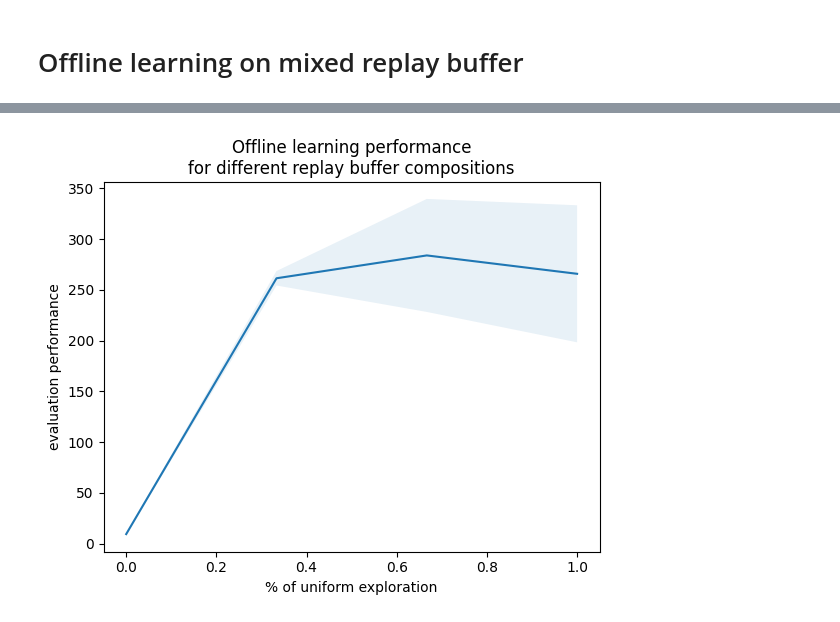
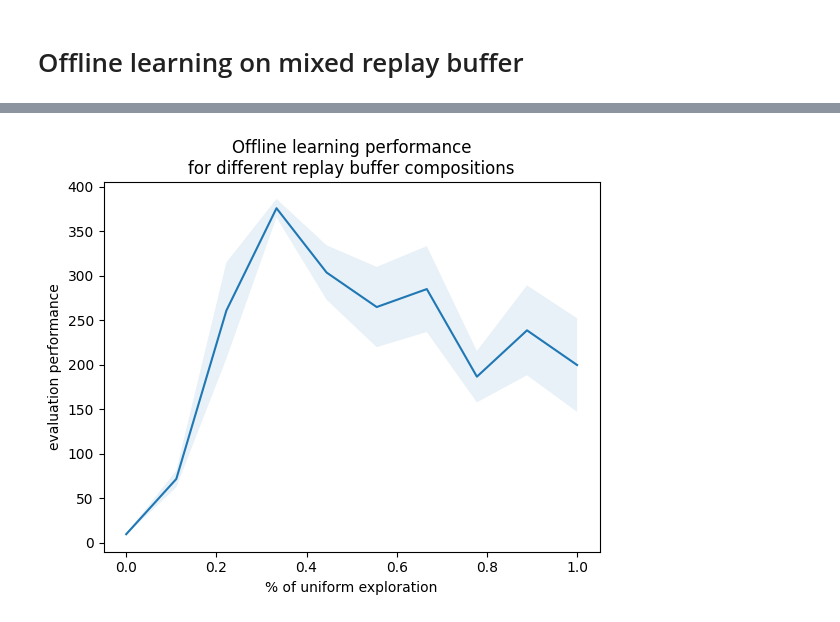
Before and after one commit to milosoundjian/projet-mind, a Jupyter notebook: src/01-pipeline_setup.ipynb, the cells around one changed output, grey strips where cells are left out. Saved outputs shown, nothing was run; the diff lists cells and outputs as text; code cells hidden in the pictures.

Commit message:
clean the code; try RB of size 100_000

```diff
--- a/src/01-pipeline_setup.ipynb
+++ b/src/01-pipeline_setup.ipynb
@@ -86,7 +86,7 @@ moviepy is not installed, skipping video display
 best_policy_agent = td3.best_policy
 # %%
 gym_agent = get_gym_agent('CartPoleContinuous-v1', num_envs=10, seed=42)
-workspace_best = get_workspace(best_policy_agent ,gym_agent, epoch_size=10_000)
+workspace_best = get_workspace(best_policy_agent ,gym_agent, epoch_size=100_000)
 print(workspace_best)
 # %% [output]
 Workspace:
@@ -118,7 +118,7 @@ class UniformAgent(Agent):
         action = torch.tensor([self.env.action_space.sample() for _ in range(n_env) ], dtype=torch.float32)
         self.set(("action", t), action)
 # %%
-workspace_unif = get_workspace(UniformAgent('CartPoleContinuous-v1'), gym_agent, epoch_size=10_000)
+workspace_unif = get_workspace(UniformAgent('CartPoleContinuous-v1'), gym_agent, epoch_size=100_000)
 print(workspace_unif)
 # %% [output]
 Workspace:
@@ -173,10 +170,10 @@ moviepy is not installed, skipping video display
 # %%
 perfs = test_rb_compositions(workspace_unif=workspace_unif,
                     workspace_best=workspace_best,
-                    buffer_size=10000,
-                    proportions=np.linspace(0,1,4),
+                    buffer_size=100_000,
+                    proportions=np.linspace(0,1,10),
                     agent_constructor=TD3,
                     cfg= cfg_td3_offline,
                     offline_run=run_td3_offline)
 # %% [output]
-[figure, old version]
+[figure, new version]
```
Also changed, not shown: parts of 4 cells of this notebook, 2 other files.
